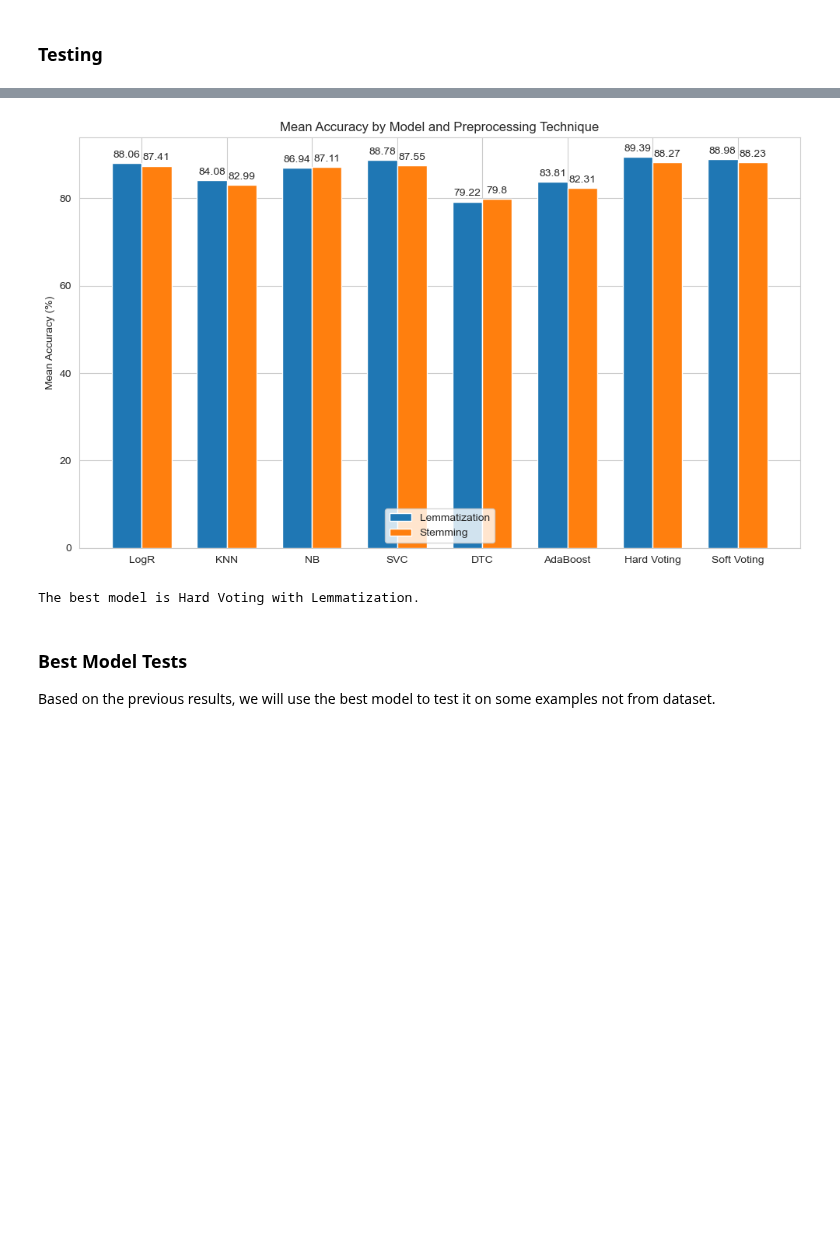
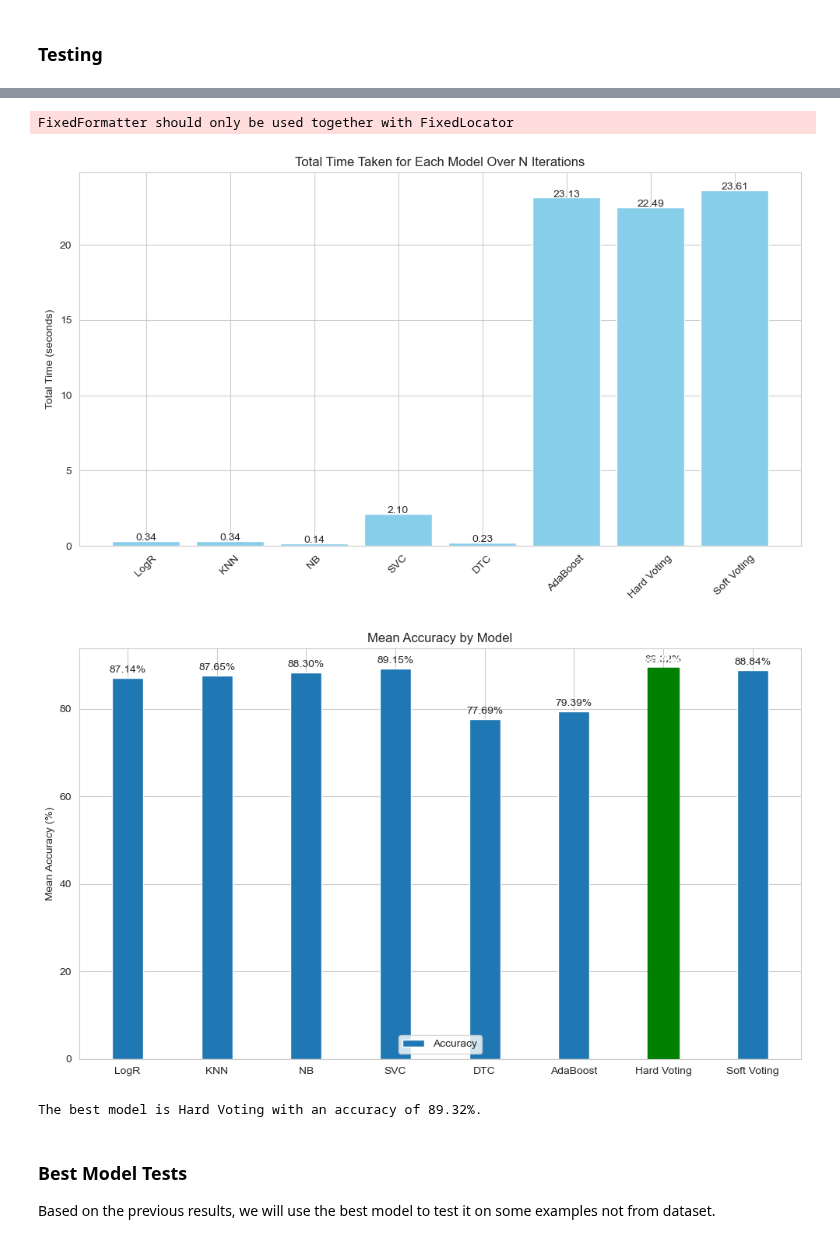
Before and after one commit to NickBres/SoftwareRequirementsClassification, a Jupyter notebook: Best.ipynb, the cells around one changed output, grey strips where cells are left out. Cells and saved outputs as stored; diff of their text form; code cells hidden in the pictures; blank space fills up the shorter version.

```diff
--- a/Best.ipynb
+++ b/Best.ipynb
@@ -451,9 +525,42 @@ def plot_mean_accuracies_and_best_model(accuracies_lemmatization, accuracies_ste
+# %%
+# Plot total times for each model
+def plot_model_times(model_times):
+    models = list(model_times.keys())
+    times = list(model_times.values())
+
+    fig, ax = plt.subplots(figsize=(10, 6))
+    ax.bar(models, times, color='skyblue')
+
+    ax.set_ylabel('Total Time (seconds)')
+    ax.set_title('Total Time Taken for Each Model Over N Iterations')
+    ax.set_xticklabels(models, rotation=45)
+
+    for i, time in enumerate(times):
+        ax.text(i, time + 0.05, f'{time:.2f}', ha='center')
+
+    plt.tight_layout()
+    plt.show()
+# %%
+model_times = {
+    'LogR': logR_time,
+    'KNN': knn_time,
+    'NB': nb_time,
+    'SVC': svc_time,
+    'DTC': dtc_time,
+    'AdaBoost': ada_dtc_time,
+    'Hard Voting': voting_clf_hard_time,
+    'Soft Voting': voting_clf_soft_time
+}
+plot_model_times(model_times)
+# %% [output]
+FixedFormatter should only be used together with FixedLocator
+[figure, added]
 # %%
-best_model_name, best_preprocess = plot_mean_accuracies_and_best_model(accuracies_lemmatization, accuracies_stemming, models)
-print(f"The best model is {best_model_name} with {best_preprocess}.")
+best_model_name, best_accuracy = plot_mean_accuracies_and_annotate_best_model(accuracies, models)
+print(f"The best model is {best_model_name} with an accuracy of {best_accuracy:.2f}%.")
 # %% [output]
-[figure, old version]
+[figure, new version]
-The best model is Hard Voting with Lemmatization.
+The best model is Hard Voting with an accuracy of 89.32%.
 # %% [markdown]
 ### Best Model Tests
 Based on the previous results, we will use the best model to test it on some examples not from dataset.
```
Also changed, not shown: parts of 40 cells of this notebook, 5 other files.
